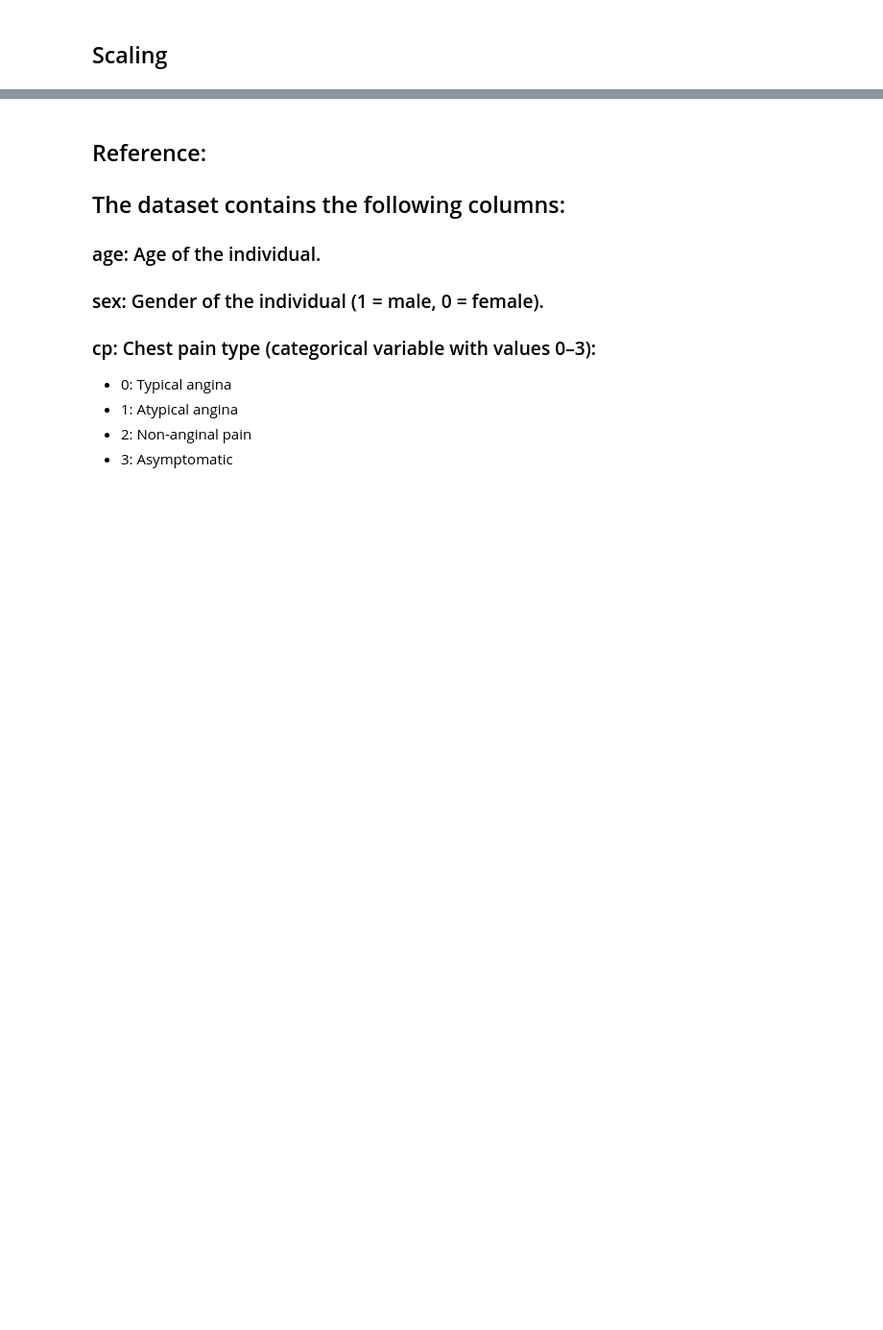
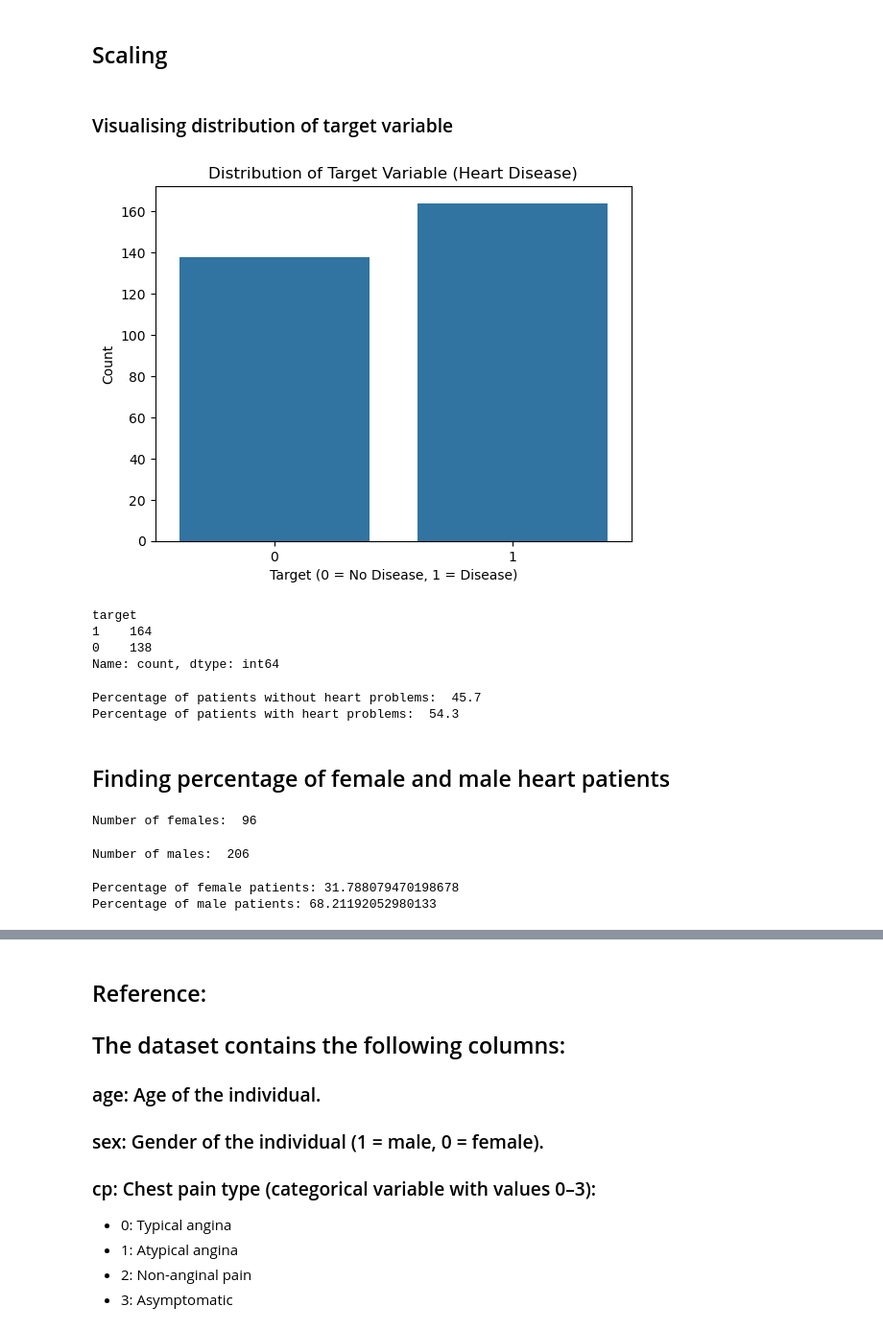
Before and after one commit to JYOTHY-DAS/DSA2024, a Jupyter notebook: HeartDisease.ipynb, the cells around one changed output, grey strips where cells are left out. Shown at 96% size. Saved outputs shown, nothing was run; the diff lists cells and outputs as text; code cells hidden in the pictures; blank space fills up the shorter version.

```diff
--- a/HeartDisease.ipynb
+++ b/HeartDisease.ipynb
@@ -210,3 +216,57 @@ duplicate_removed[num_cols] = min_max.fit_transform(duplicate_removed[num_cols])
 # plt.figure(figsize=(12, 8))  # Adjust the figure size as needed
 # dataplot = sb.heatmap(duplicate_removed.corr(numeric_only=True), cmap="YlGnBu", annot=True)
 # dataplot
+# %% [markdown]
+### Visualising distribution of target variable
+# %%
+y= duplicate_removed["target"]
+
+# Plotting the count plot to visualize the distribution of the target variable
+sb.countplot(x=y)
+plt.title("Distribution of Target Variable (Heart Disease)")
+plt.xlabel("Target (0 = No Disease, 1 = Disease)")
+plt.ylabel("Count")
+plt.show()
+
+# Printing the count of each class in the target variable
+target_temp = duplicate_removed["target"].value_counts()
+print(target_temp)
+# %% [output]
+[figure, added]
+target
+1    164
+0    138
+Name: count, dtype: int64
+# %%
+print("Percentage of patients without heart problems: ",(round(target_temp[0]*100/302,2)))
+print("Percentage of patients with heart problems: ",(round(target_temp[1]*100/302,2)))
+# %% [output]
+Percentage of patients without heart problems:  45.7
+Percentage of patients with heart problems:  54.3
+# %% [markdown]
+## Finding percentage of female and male heart patients
+# %%
+# Filter the data for 'female(0)'.
+female = duplicate_removed[duplicate_removed['sex'] == 0]
+# Count the number of females.
+count_female = len(female)
+print("Number of females: ", count_female)
+# %% [output]
+Number of females:  96
+# %%
+# Filter the data for 'male(1)'.
+male = duplicate_removed[duplicate_removed['sex'] == 1]
+# Count the number of males.
+count_male = len(male)
+print("Number of males: ", count_male)
+# %% [output]
+Number of males:  206
+# %%
+#Finding percentage
+percentage_female_patients=count_female/(count_female+count_male)*100
+percentage_male_patients=count_male/(count_female+count_male)*100
+print("Percentage of female patients:",percentage_female_patients)
+print("Percentage of male patients:",percentage_male_patients)
+# %% [output]
+Percentage of female patients: 31.788079470198678
+Percentage of male patients: 68.21192052980133
```
Also changed, not shown: parts of 8 cells of this notebook.
